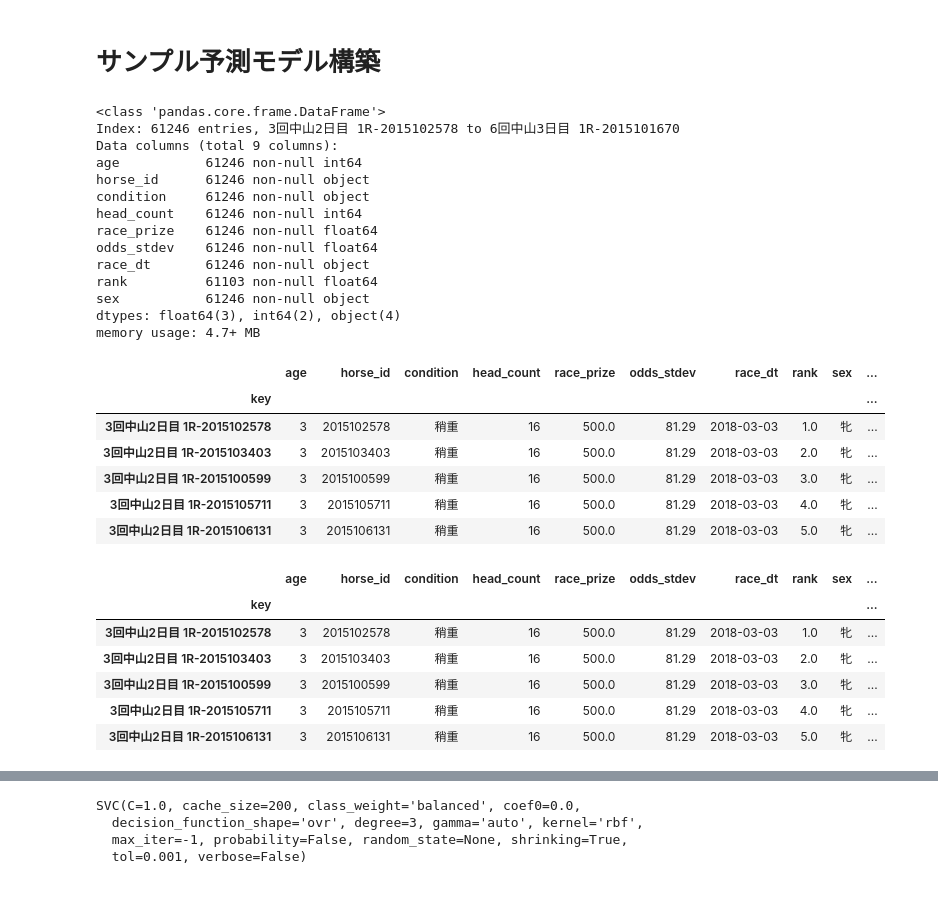
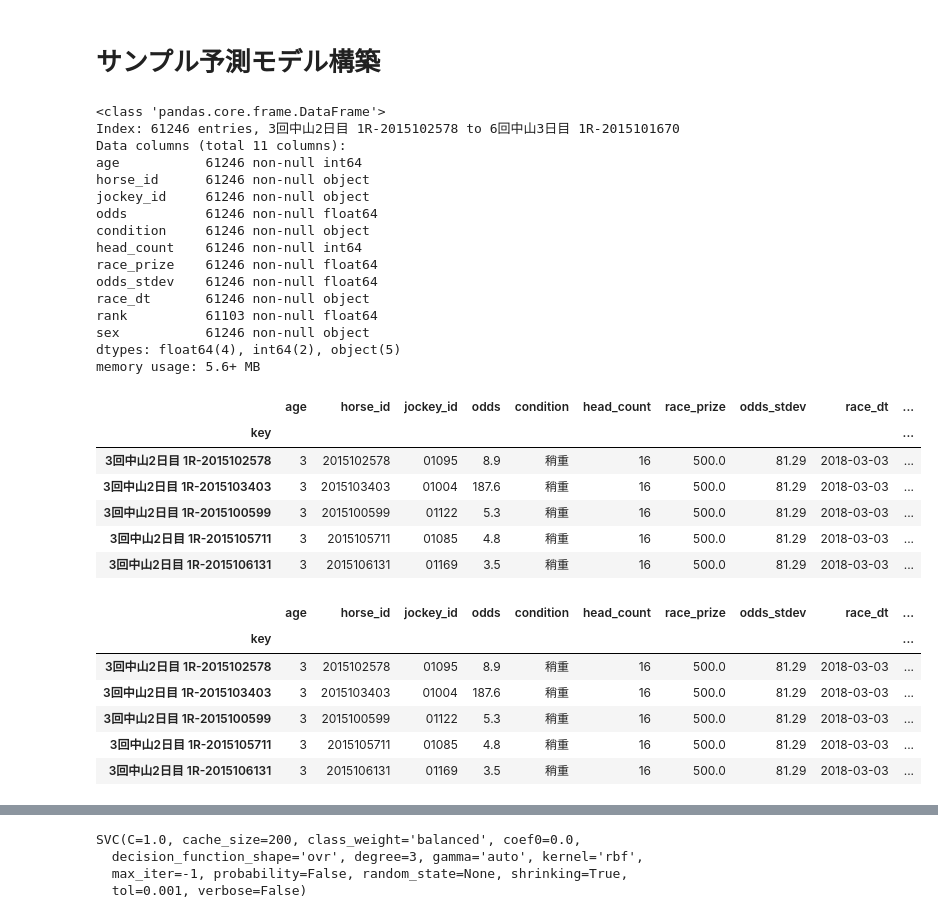
Before and after one commit to new-village/preditor, a Jupyter notebook: jupyter/Sample.ipynb, the cells around one changed output, grey strips where cells are left out. Drawn from its saved outputs; the diff is of its cells as text; code cells hidden in the pictures.

```diff
--- a/jupyter/Sample.ipynb
+++ b/jupyter/Sample.ipynb
@@ -61,7 +61,7 @@ print("２．購入馬券の的中率："+str(precision))
 from datetime import date
 import pandas as pd
 ext_dt = date(2017,1,1)
-results = Result.objects.filter(race__race_dt__gte=ext_dt, race__result_flg=True).exclude(rank=0).values("key", "rank", "sex", "age", "horse_id", "race__race_dt", "race__max_prize", "race__head_count", "race__odds_stdev", "race__condition")
+results = Result.objects.filter(race__race_dt__gte=ext_dt, race__result_flg=True).exclude(rank=0).values("key", "rank", "sex", "age", "odds", "horse_id", "jockey_id", "race__race_dt", "race__max_prize", "race__head_count", "race__odds_stdev", "race__condition")
 df = pd.DataFrame.from_records(results)
 
 # データフレームの整形
@@ -71,9 +71,11 @@ df.info()
 # %% [output]
 <class 'pandas.core.frame.DataFrame'>
 Index: 61246 entries, 3回中山2日目 1R-2015102578 to 6回中山3日目 1R-2015101670
-Data columns (total 9 columns):
+Data columns (total 11 columns):
 age           61246 non-null int64
 horse_id      61246 non-null object
+jockey_id     61246 non-null object
+odds          61246 non-null float64
 condition     61246 non-null object
 head_count    61246 non-null int64
 race_prize    61246 non-null float64
@@ -81,32 +83,33 @@ odds_stdev    61246 non-null float64
 race_dt       61246 non-null object
 rank          61103 non-null float64
 sex           61246 non-null object
-dtypes: float64(3), int64(2), object(4)
-memory usage: 4.7+ MB
+dtypes: float64(4), int64(2), object(5)
+memory usage: 5.6+ MB
 # %%
-# 出走回数の計算
-def cnt_run(hid, rdt):
-    run_all = Result.objects.filter(horse_id=hid, race__race_dt__lt=rdt).exclude(rank=0).count()
-    return run_all
+# 出走回数と競走馬の複勝率の計算
+def cal_run(hid, rdt):
+    query = Result.objects.filter(horse_id=hid, race__race_dt__lt=rdt).exclude(rank=0)
+    run_all = query.count()
+    run_t3 = query.filter(rank__lte=3).count()
+
+    ratio = round(run_t3 / run_all, 2) if run_all != 0 else 0
+    return pd.Series([run_all, ratio])
 
 
-df["run_count"] = df.apply(lambda row: cnt_run(row["horse_id"], row["race_dt"]), axis=1)
-
-# 出走回数が3回以上のデータを抽出
-df[df.run_count >= 3]
+df[["run_count", "t3_ratio"]] = df.apply(lambda row: cal_run(row["horse_id"], row["race_dt"]), axis=1)
 df.head()
 # %% [output]
-|  | age | horse_id | condition | head_count | race_prize | odds_stdev | race_dt | rank | sex | ... |
+|  | age | horse_id | jockey_id | odds | condition | head_count | race_prize | odds_stdev | race_dt | ... |
 | key |  |  |  |  |  |  |  |  |  | ... |
-| 3回中山2日目 1R-2015102578 | 3 | 2015102578 | 稍重 | 16 | 500.0 | 81.29 | 2018-03-03 | 1.0 | 牝 | ... |
-| 3回中山2日目 1R-2015103403 | 3 | 2015103403 | 稍重 | 16 | 500.0 | 81.29 | 2018-03-03 | 2.0 | 牝 | ... |
-| 3回中山2日目 1R-2015100599 | 3 | 2015100599 | 稍重 | 16 | 500.0 | 81.29 | 2018-03-03 | 3.0 | 牝 | ... |
-| 3回中山2日目 1R-2015105711 | 3 | 2015105711 | 稍重 | 16 | 500.0 | 81.29 | 2018-03-03 | 4.0 | 牝 | ... |
-| 3回中山2日目 1R-2015106131 | 3 | 2015106131 | 稍重 | 16 | 500.0 | 81.29 | 2018-03-03 | 5.0 | 牝 | ... |
+| 3回中山2日目 1R-2015102578 | 3 | 2015102578 | 01095 | 8.9 | 稍重 | 16 | 500.0 | 81.29 | 2018-03-03 | ... |
+| 3回中山2日目 1R-2015103403 | 3 | 2015103403 | 01004 | 187.6 | 稍重 | 16 | 500.0 | 81.29 | 2018-03-03 | ... |
+| 3回中山2日目 1R-2015100599 | 3 | 2015100599 | 01122 | 5.3 | 稍重 | 16 | 500.0 | 81.29 | 2018-03-03 | ... |
+| 3回中山2日目 1R-2015105711 | 3 | 2015105711 | 01085 | 4.8 | 稍重 | 16 | 500.0 | 81.29 | 2018-03-03 | ... |
+| 3回中山2日目 1R-2015106131 | 3 | 2015106131 | 01169 | 3.5 | 稍重 | 16 | 500.0 | 81.29 | 2018-03-03 | ... |
 # %%
-# 複勝率の計算
-def cal_t3ratio(hid, rdt):
-    query = Result.objects.filter(horse_id=hid, race__race_dt__lt=rdt).exclude(rank=0)
+# ジョッキーの複勝率の計算
+def cal_jockey(jid, rdt):
+    query = Result.objects.filter(jockey_id=jid, race__race_dt__lt=rdt).exclude(rank=0)
     run_all = query.count()
     run_t3 = query.filter(rank__lte=3).count()
 
@@ -114,16 +117,16 @@ def cal_t3ratio(hid, rdt):
     return ratio
 
 
-df["t3_ratio"] = df.apply(lambda row: cal_t3ratio(row["horse_id"], row["race_dt"]), axis=1)
+df["jockey_t3r"] = df.apply(lambda row: cal_jockey(row["jockey_id"], row["race_dt"]), axis=1)
 df.head()
 # %% [output]
-|  | age | horse_id | condition | head_count | race_prize | odds_stdev | race_dt | rank | sex | ... |
+|  | age | horse_id | jockey_id | odds | condition | head_count | race_prize | odds_stdev | race_dt | ... |
 | key |  |  |  |  |  |  |  |  |  | ... |
-| 3回中山2日目 1R-2015102578 | 3 | 2015102578 | 稍重 | 16 | 500.0 | 81.29 | 2018-03-03 | 1.0 | 牝 | ... |
-| 3回中山2日目 1R-2015103403 | 3 | 2015103403 | 稍重 | 16 | 500.0 | 81.29 | 2018-03-03 | 2.0 | 牝 | ... |
-| 3回中山2日目 1R-2015100599 | 3 | 2015100599 | 稍重 | 16 | 500.0 | 81.29 | 2018-03-03 | 3.0 | 牝 | ... |
-| 3回中山2日目 1R-2015105711 | 3 | 2015105711 | 稍重 | 16 | 500.0 | 81.29 | 2018-03-03 | 4.0 | 牝 | ... |
-| 3回中山2日目 1R-2015106131 | 3 | 2015106131 | 稍重 | 16 | 500.0 | 81.29 | 2018-03-03 | 5.0 | 牝 | ... |
+| 3回中山2日目 1R-2015102578 | 3 | 2015102578 | 01095 | 8.9 | 稍重 | 16 | 500.0 | 81.29 | 2018-03-03 | ... |
+| 3回中山2日目 1R-2015103403 | 3 | 2015103403 | 01004 | 187.6 | 稍重 | 16 | 500.0 | 81.29 | 2018-03-03 | ... |
+| 3回中山2日目 1R-2015100599 | 3 | 2015100599 | 01122 | 5.3 | 稍重 | 16 | 500.0 | 81.29 | 2018-03-03 | ... |
+| 3回中山2日目 1R-2015105711 | 3 | 2015105711 | 01085 | 4.8 | 稍重 | 16 | 500.0 | 81.29 | 2018-03-03 | ... |
+| 3回中山2日目 1R-2015106131 | 3 | 2015106131 | 01169 | 3.5 | 稍重 | 16 | 500.0 | 81.29 | 2018-03-03 | ... |
 # %%
 import numpy as np
 
```
Also changed, not shown: parts of 5 cells of this notebook.
